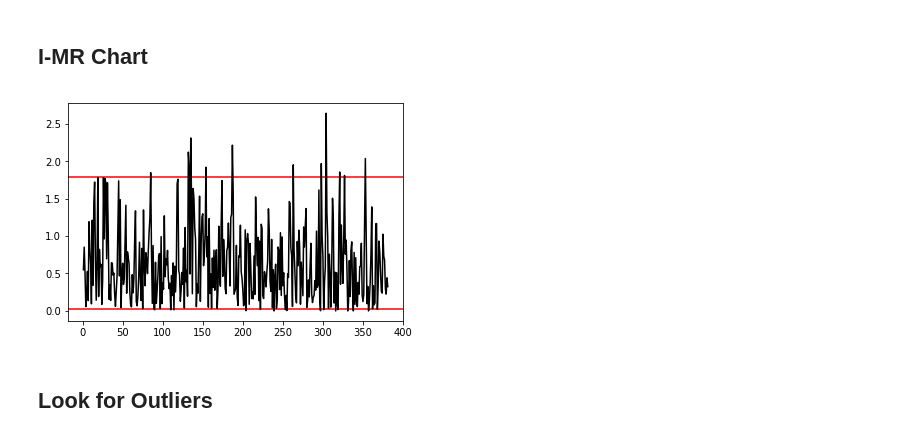
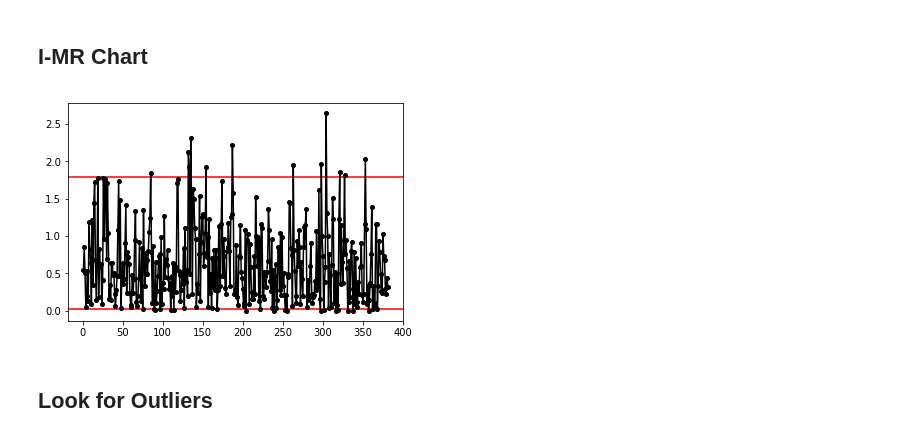
Before and after one commit to christinaseo/controlCharts, a Jupyter notebook: Main.ipynb, the cells around one changed output. Saved outputs shown, nothing was run; the diff lists cells and outputs as text; code cells hidden in the pictures.

```diff
--- a/Main.ipynb
+++ b/Main.ipynb
@@ -46,10 +46,10 @@ print(ucl)
 # %%
 plt.axhline(y=lcl, color='r', linestyle='-')
 plt.axhline(y=ucl, color='r', linestyle='-')
-plt.plot(sampleNum, difference)
+plt.plot(sampleNum, difference, marker = 'o')
 plt.show()
 # %% [output]
-[figure, old version]
+[figure, new version]
 # %% [markdown]
 ## Look for Outliers
 # %% [markdown]
```
Also changed, not shown: parts of 1 cell of this notebook.
